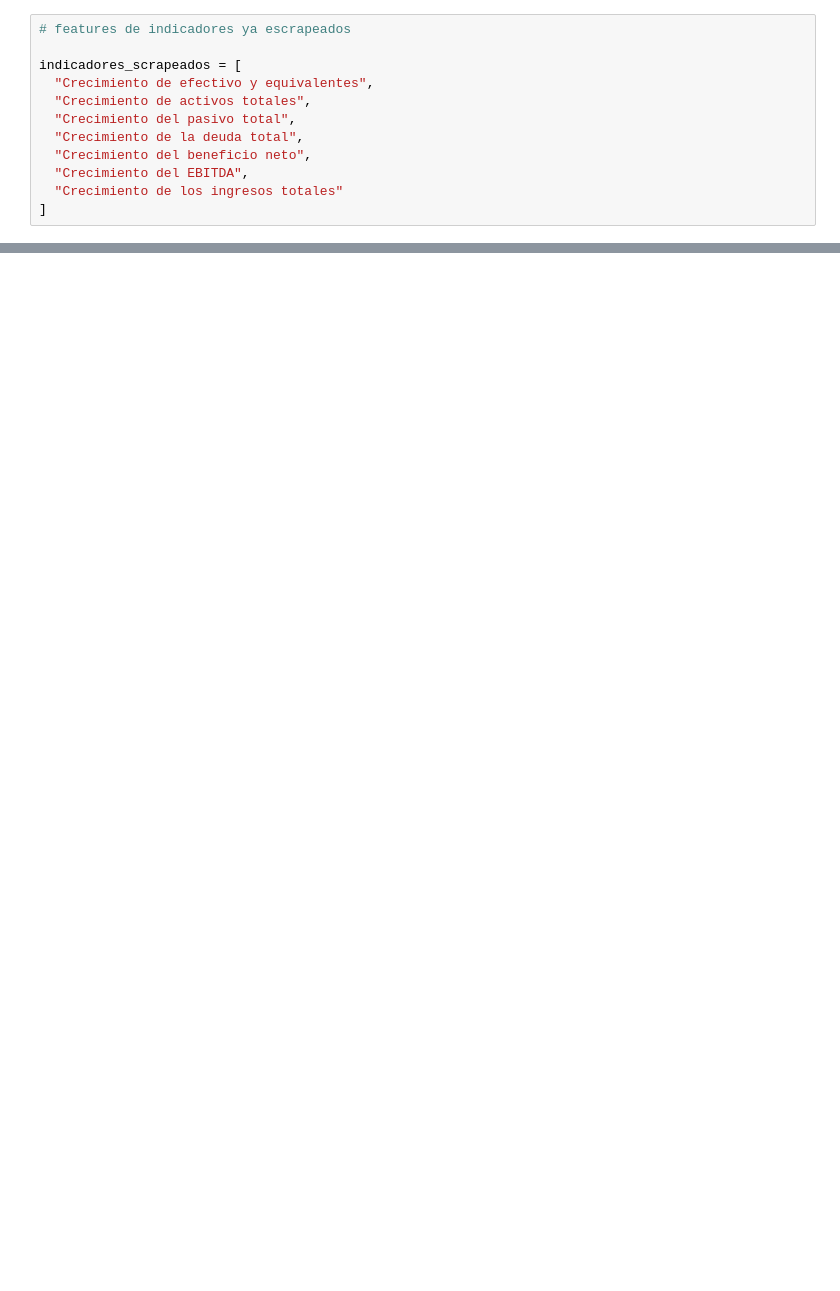
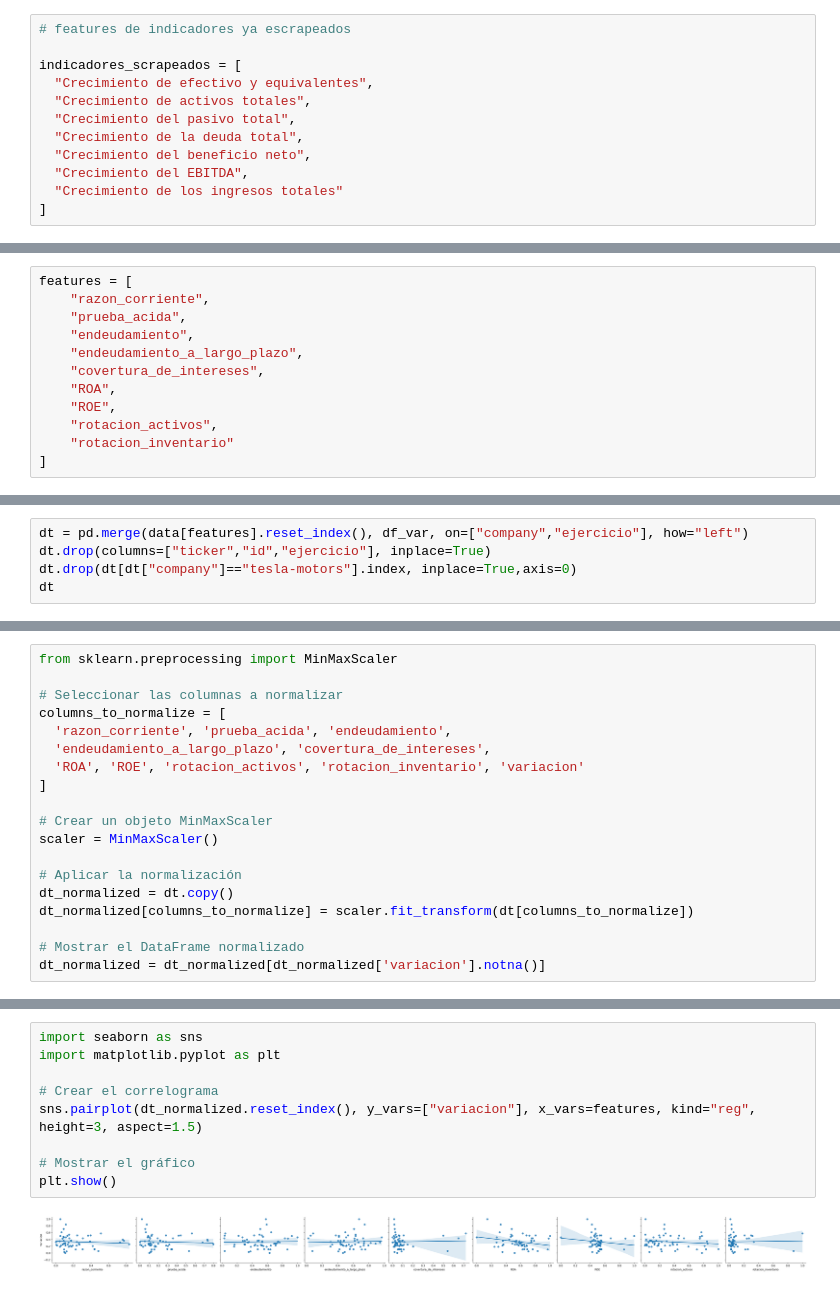
Before and after one commit to ivanjavierparra/MCD-Web-Mining, a Jupyter notebook: calculo-ratios-balance.ipynb, the cells around one changed output, grey strips where cells are left out. Cells and saved outputs as stored; diff of their text form; blank space fills up the shorter version.

```diff
--- a/calculo-ratios-balance.ipynb
+++ b/calculo-ratios-balance.ipynb
@@ -172,0 +167,12 @@ array(['activo_corriente', 'activo_total', 'pasivo_corriente',
+# %%
+features = [
+    "razon_corriente",
+    "prueba_acida",
+    "endeudamiento",
+    "endeudamiento_a_largo_plazo",
+    "covertura_de_intereses",
+    "ROA",
+    "ROE",
+    "rotacion_activos",
+    "rotacion_inventario"
+]
@@ -172,0 +231,5 @@ array(['activo_corriente', 'activo_total', 'pasivo_corriente',
+# %%
+dt = pd.merge(data[features].reset_index(), df_var, on=["company","ejercicio"], how="left")
+dt.drop(columns=["ticker","id","ejercicio"], inplace=True)
+dt.drop(dt[dt["company"]=="tesla-motors"].index, inplace=True,axis=0)
+dt
@@ -172,0 +276,19 @@ array(['activo_corriente', 'activo_total', 'pasivo_corriente',
+# %%
+from sklearn.preprocessing import MinMaxScaler
+
+# Seleccionar las columnas a normalizar
+columns_to_normalize = [
+  'razon_corriente', 'prueba_acida', 'endeudamiento',
+  'endeudamiento_a_largo_plazo', 'covertura_de_intereses',
+  'ROA', 'ROE', 'rotacion_activos', 'rotacion_inventario', 'variacion'
+]
+
+# Crear un objeto MinMaxScaler
+scaler = MinMaxScaler()
+
+# Aplicar la normalización
+dt_normalized = dt.copy()
+dt_normalized[columns_to_normalize] = scaler.fit_transform(dt[columns_to_normalize])
+
+# Mostrar el DataFrame normalizado
+dt_normalized = dt_normalized[dt_normalized['variacion'].notna()]
@@ -172,0 +315,11 @@ array(['activo_corriente', 'activo_total', 'pasivo_corriente',
+# %%
+import seaborn as sns
+import matplotlib.pyplot as plt
+
+# Crear el correlograma
+sns.pairplot(dt_normalized.reset_index(), y_vars=["variacion"], x_vars=features, kind="reg", height=3, aspect=1.5)
+
+# Mostrar el gráfico
+plt.show()
+# %% [output]
+[figure, added]
```
Also changed, not shown: parts of 19 cells of this notebook, 2 other files.
